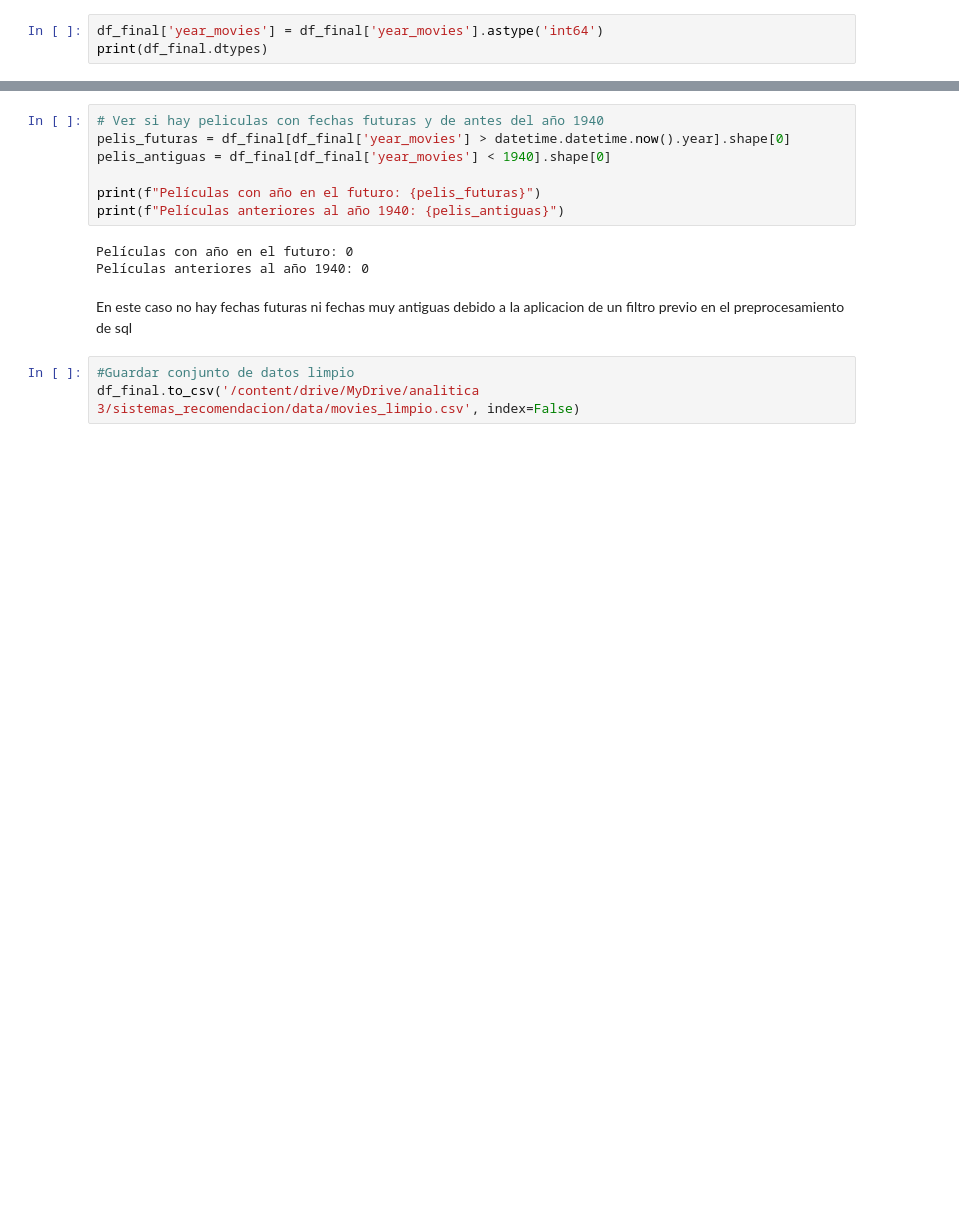
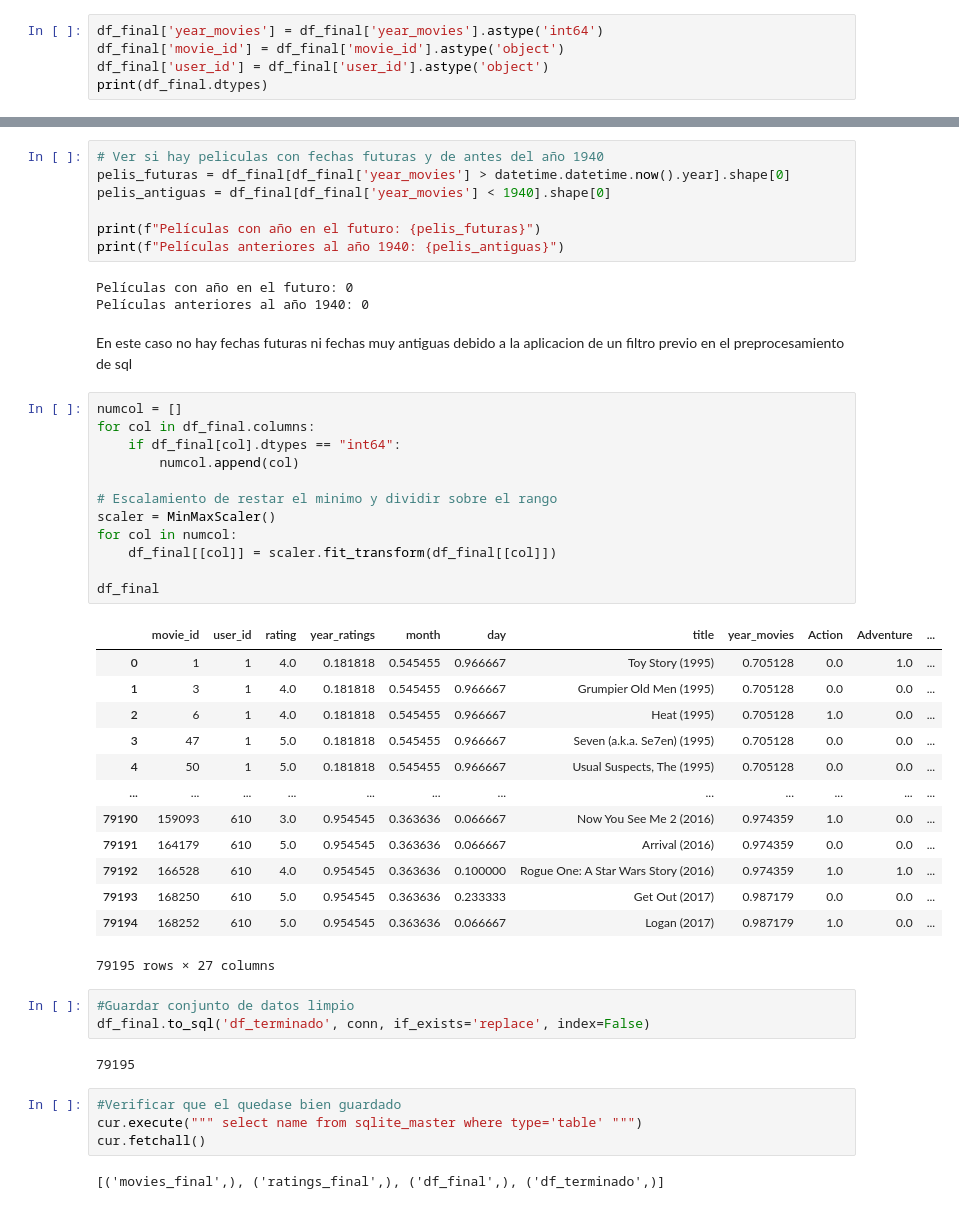
Before and after one commit to josedavidm12/sistemas_recomendacion, a Jupyter notebook: c_limpieza.ipynb, the cells around one changed output, grey strips where cells are left out. Drawn from its saved outputs; the diff is of its cells as text; blank space fills up the shorter version.

```diff
--- a/c_limpieza.ipynb
+++ b/c_limpieza.ipynb
@@ -93,5 +95,7 @@ Primeras 5 filas:
 ## Cambio de tipo de variable
 # %%
 df_final['year_movies'] = df_final['year_movies'].astype('int64')
+df_final['movie_id'] = df_final['movie_id'].astype('object')
+df_final['user_id'] = df_final['user_id'].astype('object')
 print(df_final.dtypes)
 # %% [output]
@@ -160,6 +164,40 @@ Películas con año en el futuro: 0
 Películas anteriores al año 1940: 0
 # %% [markdown]
 En este caso no hay fechas futuras ni fechas muy antiguas debido a la aplicacion de un filtro previo en el preprocesamiento de sql
+# %%
+numcol = []
+for col in df_final.columns:
+    if df_final[col].dtypes == "int64":
+        numcol.append(col)
+
+# Escalamiento de restar el minimo y dividir sobre el rango
+scaler = MinMaxScaler()
+for col in numcol:
+    df_final[[col]] = scaler.fit_transform(df_final[[col]])
+
+df_final
+# %% [output]
+|  | movie_id | user_id | rating | year_ratings | month | day | title | year_movies | Action | Adventure | ... |
+| 0 | 1 | 1 | 4.0 | 0.181818 | 0.545455 | 0.966667 | Toy Story (1995) | 0.705128 | 0.0 | 1.0 | ... |
+| 1 | 3 | 1 | 4.0 | 0.181818 | 0.545455 | 0.966667 | Grumpier Old Men (1995) | 0.705128 | 0.0 | 0.0 | ... |
+| 2 | 6 | 1 | 4.0 | 0.181818 | 0.545455 | 0.966667 | Heat (1995) | 0.705128 | 1.0 | 0.0 | ... |
+| 3 | 47 | 1 | 5.0 | 0.181818 | 0.545455 | 0.966667 | Seven (a.k.a. Se7en) (1995) | 0.705128 | 0.0 | 0.0 | ... |
+| 4 | 50 | 1 | 5.0 | 0.181818 | 0.545455 | 0.966667 | Usual Suspects, The (1995) | 0.705128 | 0.0 | 0.0 | ... |
+| ... | ... | ... | ... | ... | ... | ... | ... | ... | ... | ... | ... |
+| 79190 | 159093 | 610 | 3.0 | 0.954545 | 0.363636 | 0.066667 | Now You See Me 2 (2016) | 0.974359 | 1.0 | 0.0 | ... |
+| 79191 | 164179 | 610 | 5.0 | 0.954545 | 0.363636 | 0.066667 | Arrival (2016) | 0.974359 | 0.0 | 0.0 | ... |
+| 79192 | 166528 | 610 | 4.0 | 0.954545 | 0.363636 | 0.100000 | Rogue One: A Star Wars Story (2016) | 0.974359 | 1.0 | 1.0 | ... |
+| 79193 | 168250 | 610 | 5.0 | 0.954545 | 0.363636 | 0.233333 | Get Out (2017) | 0.987179 | 0.0 | 0.0 | ... |
+| 79194 | 168252 | 610 | 5.0 | 0.954545 | 0.363636 | 0.066667 | Logan (2017) | 0.987179 | 1.0 | 0.0 | ... |
+79195 rows × 27 columns
 # %%
 #Guardar conjunto de datos limpio
-df_final.to_csv('/content/drive/MyDrive/analitica 3/sistemas_recomendacion/data/movies_limpio.csv', index=False)
+df_final.to_sql('df_terminado', conn, if_exists='replace', index=False)
+# %% [output]
+79195
+# %%
+#Verificar que el quedase bien guardado
+cur.execute(""" select name from sqlite_master where type='table' """)
+cur.fetchall()
+# %% [output]
+[('movies_final',), ('ratings_final',), ('df_final',), ('df_terminado',)]
```
Also changed, not shown: parts of 3 cells of this notebook, 4 other files.
